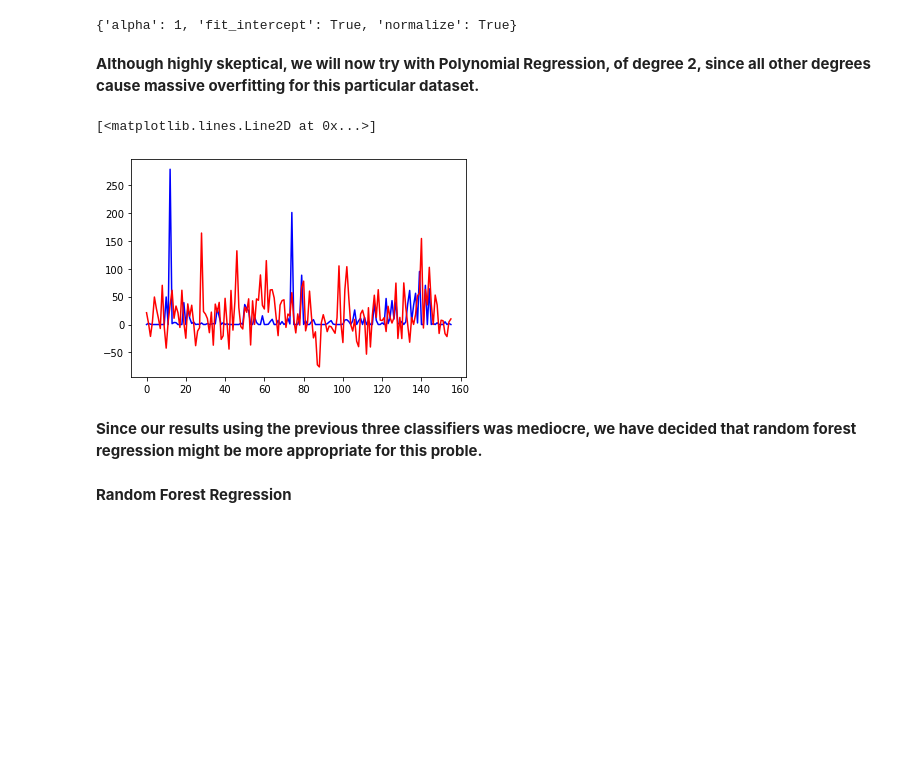
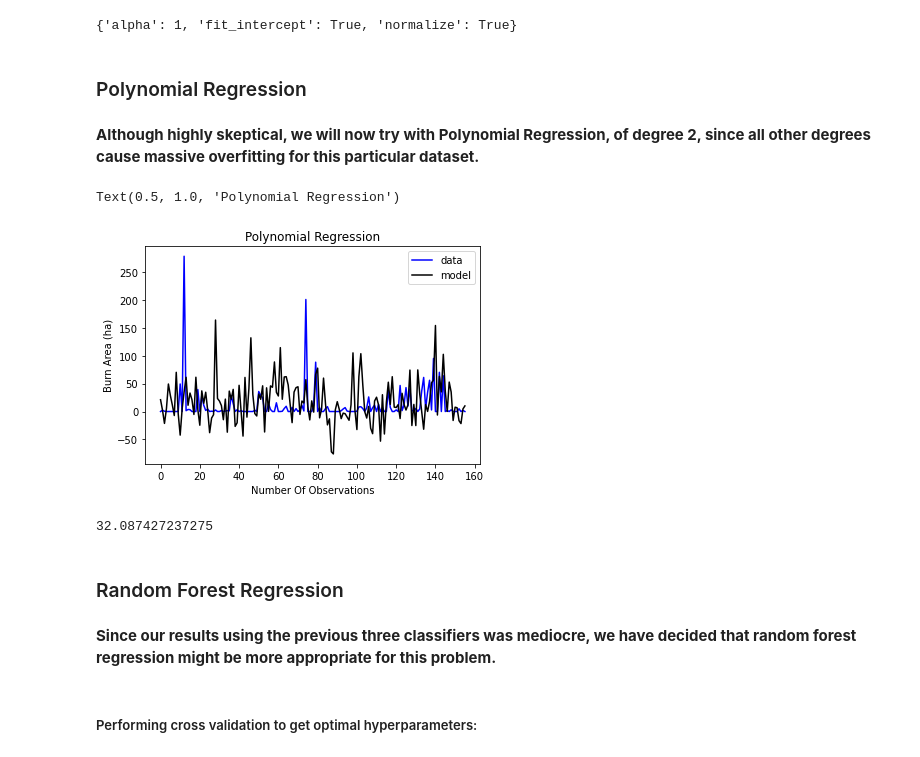
Before and after one commit to CrepeTown/ForestFireBurnAreaPrediction, a Jupyter notebook: Forest Fire Burn Area Prediction - CS345 Final Project.ipynb, the cells around one changed output. Drawn from its saved outputs; the diff is of its cells as text; code cells hidden in the pictures; blank space fills up the shorter version.

```diff
--- a/Forest Fire Burn Area Prediction - CS345 Final Project.ipynb
+++ b/Forest Fire Burn Area Prediction - CS345 Final Project.ipynb
@@ -173,6 +191,8 @@ plt.plot(y_pred, color='red')
 classifier.best_params_
 # %% [output]
 {'alpha': 1, 'fit_intercept': True, 'normalize': True}
+# %% [markdown]
+### Polynomial Regression
 # %% [markdown]
 **Although highly skeptical, we will now try with Polynomial Regression, of degree 2, since all other degrees cause massive overfitting for this particular dataset.**
 # %%
@@ -181,17 +201,27 @@ from sklearn.pipeline import make_pipeline
 # %%
 X_train, X_test, y_train, y_test = train_test_split(X, Y, test_size=.3, random_state=2)
 model = make_pipeline(PolynomialFeatures(2), Ridge())
 model.fit(X_train, y_train)
 y_pred = model.predict(X_test)
-plt.plot(y_test, color='blue')
-plt.plot(y_pred, color='red')
+plt.plot(y_test, color='blue', label = 'data')
+plt.plot(y_pred, color='black', label = 'model')
+plt.legend(loc="upper right")
+plt.ylabel('Burn Area (ha)')
+plt.xlabel('Number Of Observations')
+plt.title('Polynomial Regression')
 # %% [output]
-[<matplotlib.lines.Line2D at 0x...>]
+Text(0.5, 1.0, 'Polynomial Regression')
-[figure, old version]
+[figure, new version]
+# %%
+print(np.mean(np.abs(y_pred-y_test)))
+# %% [output]
+32.087427237275
+# %% [markdown]
+### Random Forest Regression
 # %% [markdown]
-**Since our results using the previous three classifiers was mediocre, we have decided that random forest regression might be more appropriate for this proble.**
+**Since our results using the previous three classifiers was mediocre, we have decided that random forest regression might be more appropriate for this problem.**
-# %% [markdown]
-**Random Forest Regression**
+# %% [markdown]
+##### Performing cross validation to get optimal hyperparameters:
 # %%
 from sklearn.ensemble import RandomForestRegressor
 
```
Also changed, not shown: parts of 22 cells of this notebook.
